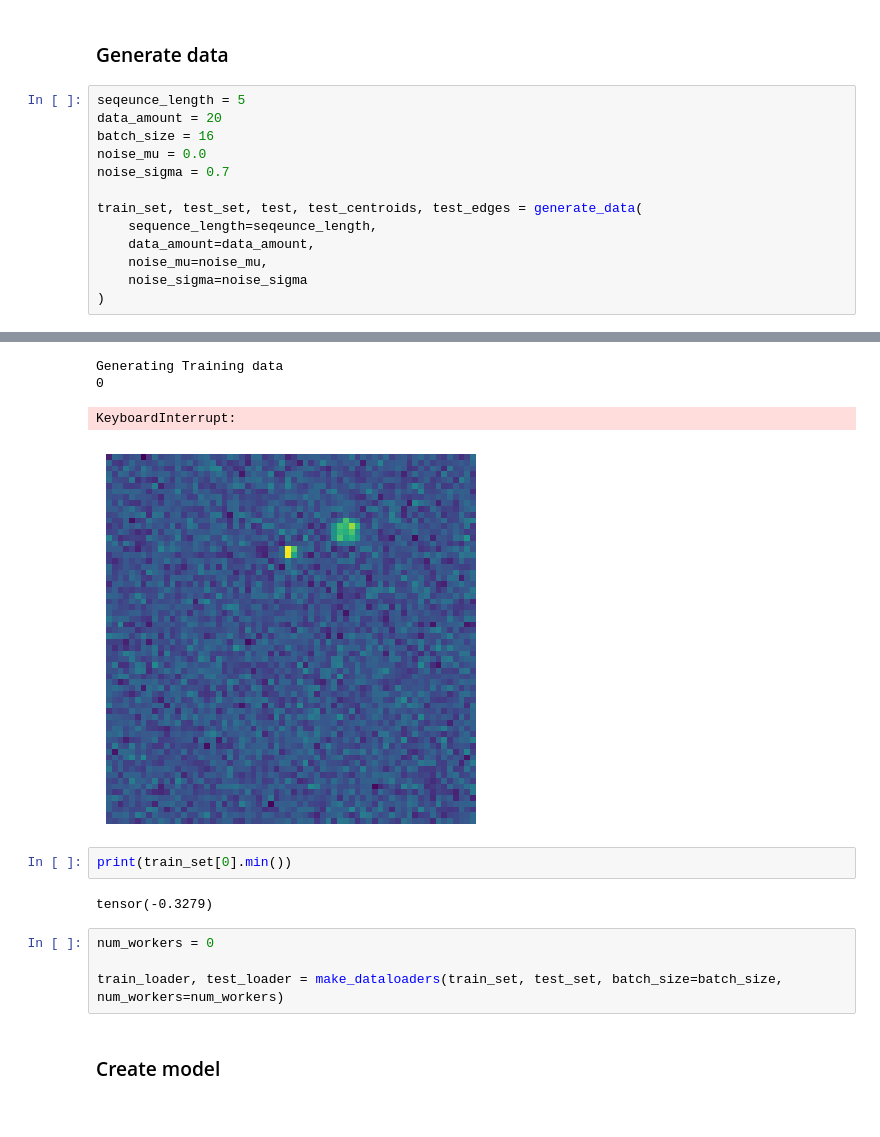
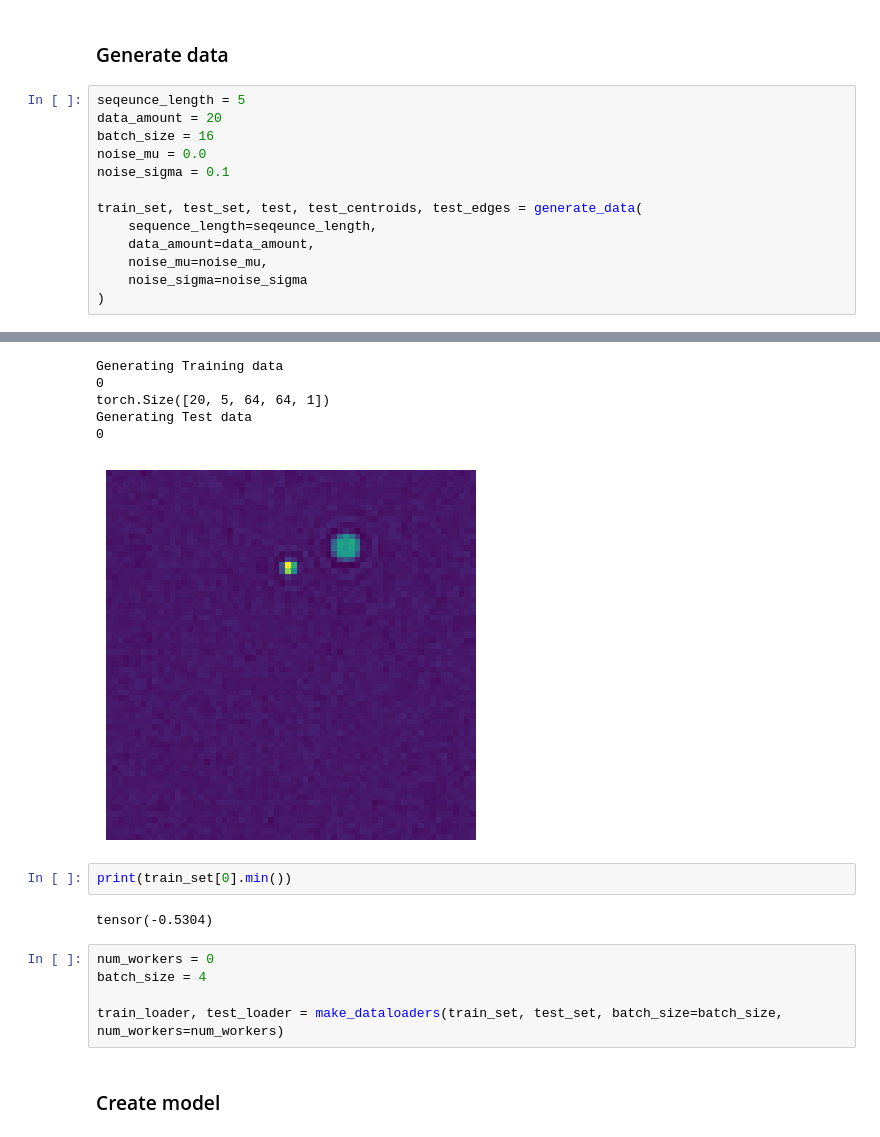
Before and after one commit to GideonJagen/ObjCentricVAE, a Jupyter notebook: test.ipynb, the cells around one changed output, grey strips where cells are left out. Drawn from its saved outputs; the diff is of its cells as text.

```diff
--- a/test.ipynb
+++ b/test.ipynb
@@ -692,28 +705,31 @@ def plot_training(model, test_loader, presence=True, trainer=''):
 # %%
 seqeunce_length = 5
 data_amount = 20
 batch_size = 16
 noise_mu = 0.0
-noise_sigma = 0.7
+noise_sigma = 0.1
 
 train_set, test_set, test, test_centroids, test_edges = generate_data(
     sequence_length=seqeunce_length,
     data_amount=data_amount,
     noise_mu=noise_mu,
     noise_sigma=noise_sigma
 )
 # %% [output]
 [interactive output not drawn]
 Generating Training data
 0
+torch.Size([20, 5, 64, 64, 1])
+Generating Test data
+0
-KeyboardInterrupt:
-[figure, old version]
+[figure, new version]
 # %%
 print(train_set[0].min())
 # %% [output]
-tensor(-0.3279)
+tensor(-0.5304)
 # %%
 num_workers = 0
+batch_size = 4
 
 train_loader, test_loader = make_dataloaders(train_set, test_set, batch_size=batch_size, num_workers=num_workers)
 # %% [markdown]
```
Also changed, not shown: parts of 6 cells of this notebook, 6 other files.
